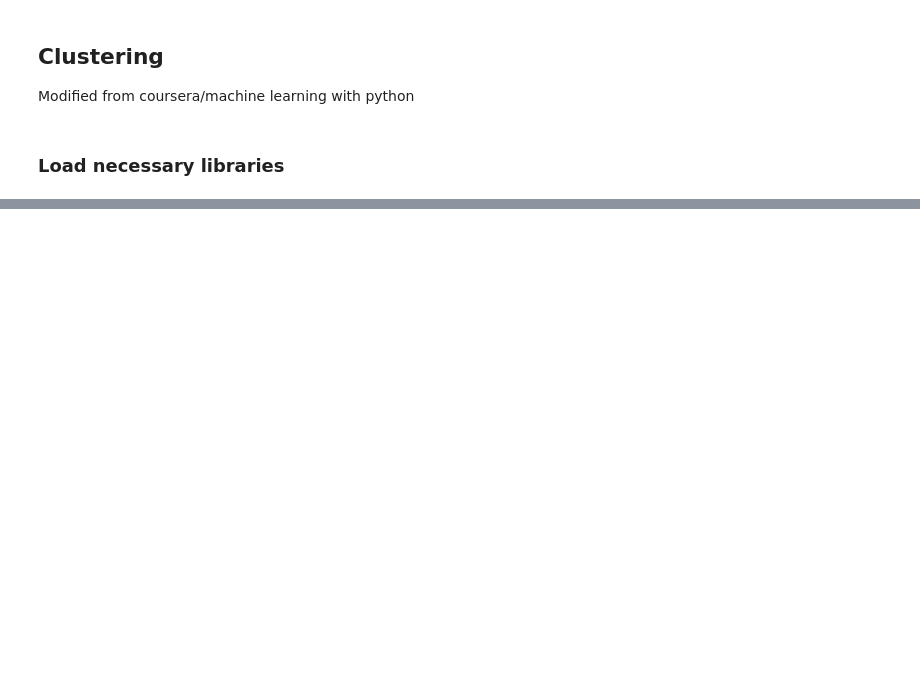
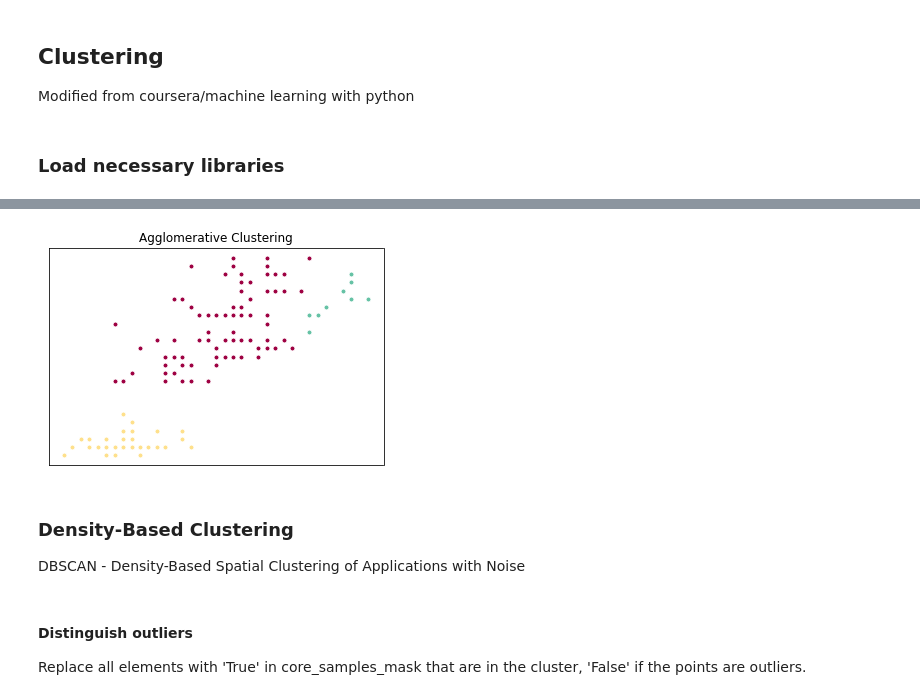
Before and after one commit to jiyuw/Machine-Learning-sklearn-notes, a Jupyter notebook: Clustering.ipynb, the cells around one changed output, grey strips where cells are left out. Saved outputs shown, nothing was run; the diff lists cells and outputs as text; code cells hidden in the pictures; blank space fills up the shorter version.

```diff
--- a/Clustering.ipynb
+++ b/Clustering.ipynb
@@ -37,0 +115,41 @@ df.head()
+# %%
+# take labels from kmeans
+agglom_label = agglom.labels_
+# %%
+# Initialize the plot with the specified dimensions.
+fig = plt.figure(figsize=(6, 4))
+
+# Create a plot
+ax = fig.add_subplot(1, 1, 1)
+
+colors = plt.cm.Spectral(np.linspace(0, 0.8, len(set(kmeans_label))))
+
+# For loop that plots the data points and centroids.
+# k will range from 0-3, which will match the possible clusters that each
+# data point is in.
+for k, col in zip(range(3), colors):
+
+    # Create a list of all data points, where the data points that are
+    # in the cluster (ex. cluster 0) are labeled as true, else they are
+    # labeled as false.
+    my_members = list(agglom_label == k)
+
+    # Plots the data points with color col.
+    ax.plot(df.loc[my_members, 'sepal_length'], df.loc[my_members, 'petal_width'], 'w', markerfacecolor=col, marker='.', markersize = 10)
+
+# Title of the plot
+ax.set_title('Agglomerative Clustering')
+
+# Remove x-axis ticks
+ax.set_xticks(())
+
+# Remove y-axis ticks
+ax.set_yticks(())
+
+# Show the plot
+plt.show()
+# %% [output]
+[figure, added]
+# %% [markdown]
+### Density-Based Clustering
+DBSCAN - Density-Based Spatial Clustering of Applications with Noise
@@ -37,0 +167,3 @@ df.head()
+# %% [markdown]
+#### Distinguish outliers
+Replace all elements with 'True' in core_samples_mask that are in the cluster, 'False' if the points are outliers.
```
Also changed, not shown: parts of 16 cells of this notebook, 1 other file.
